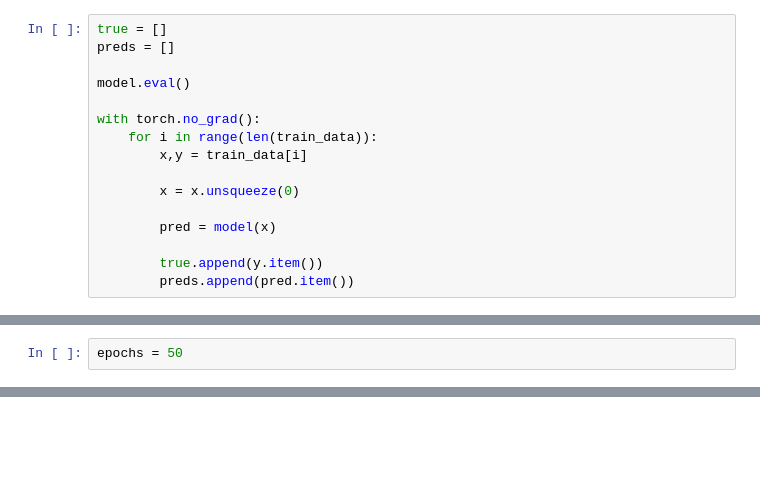
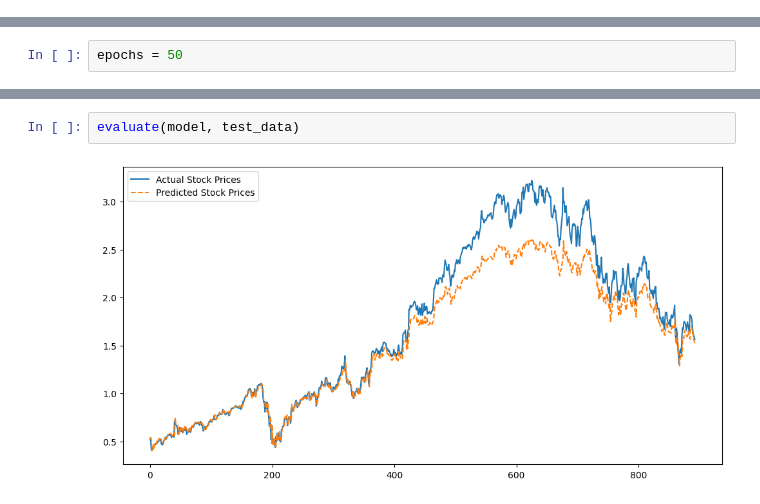
Before and after one commit to dasgauranga2/RNN-Stock-Price-Prediction, a Jupyter notebook: Assignment 3.ipynb, the cells around one changed output, grey strips where cells are left out. Drawn from its saved outputs; the diff is of its cells as text; blank space fills up the shorter version.

```diff
--- a/Assignment 3.ipynb
+++ b/Assignment 3.ipynb
@@ -304,16 +331,0 @@ Epoch 50 | Train Loss: 389374.9471
-# %%
-true = []
-preds = []
-
-model.eval()
-
-with torch.no_grad():
-    for i in range(len(train_data)):
-        x,y = train_data[i]
-
-        x = x.unsqueeze(0)
-
-        pred = model(x)
-
-        true.append(y.item())
-        preds.append(pred.item())
@@ -374,0 +389,4 @@ for epoch in range(epochs):
+# %%
+evaluate(model, test_data)
+# %% [output]
+[figure, added]
```
Also changed, not shown: parts of 17 cells of this notebook.
